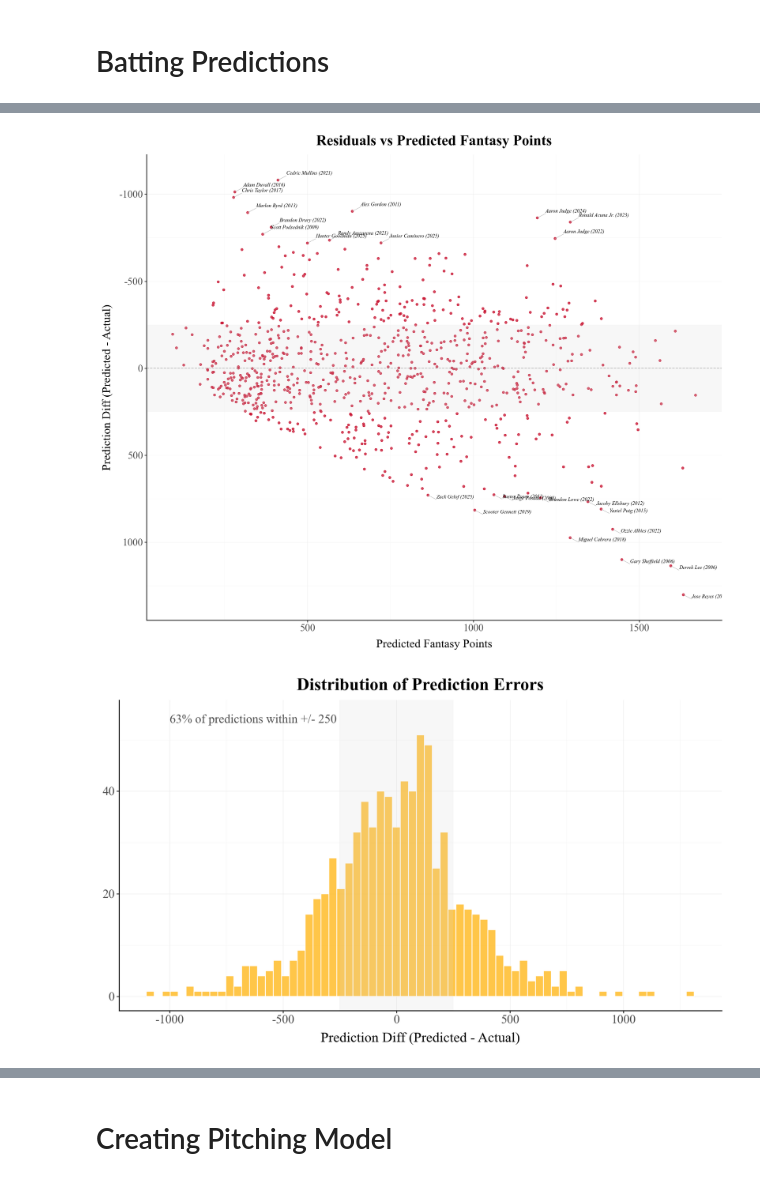
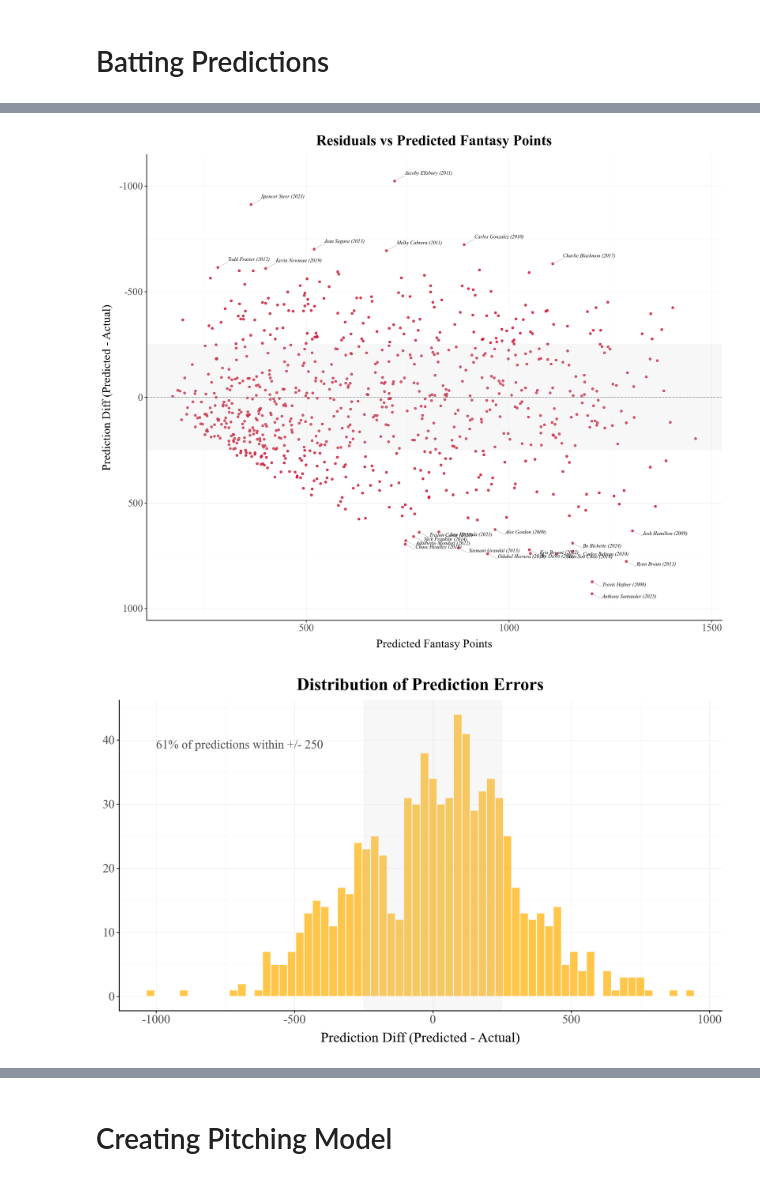
Before and after one commit to boon-man/baseball_modeling, a Jupyter notebook: run_model.ipynb, the cells around one changed output, grey strips where cells are left out. Saved outputs shown, nothing was run; the diff lists cells and outputs as text; code cells hidden in the pictures.

```diff
--- a/run_model.ipynb
+++ b/run_model.ipynb
@@ -3,15 +3,15 @@ from helper import split_name
 from read_data import pull_data, prepare_data, get_expert_projections
 from modeling import split_data_random, create_baseline, tune_xgb, create_model, generate_prediction_intervals, compile_predictions, combine_projections
 from data_viz import plot_actual_vs_pred_mlb, plot_resid_vs_pred_mlb, plot_resid_hist_mlb, plot_decile_calib
-from clean_and_cluster import assign_position_group, finalize_predictions, create_draft_pool, calculate_relative_value, determine_optimal_k, segment_players
-from config import AGG_YEARS, SCORING_RULES, batting_stat_cols, pitching_stat_cols, batting_agg_cols, pitching_agg_cols, param_space, POS_DAMPENING_MAP
+from clean_and_cluster import assign_position_group, finalize_predictions, split_batters_if_of, create_draft_pool, calculate_relative_value, determine_optimal_k, segment_players
+from config import BAT_POS_OVERRIDES, AGG_YEARS, SCORING_RULES, batting_stat_cols, pitching_stat_cols, batting_agg_cols, pitching_agg_cols, param_space, POS_DAMPENING_MAP
 from xgboost import plot_importance
 from IPython.display import display
 import matplotlib.pyplot as plt
 import pandas as pd
 from datetime import datetime
 
-FORMAT = "UD" # <- Indicator for scoring format ("UD" for Underdog, "DK" for DraftKings, etc.)
+FORMAT = "DK" # <- Indicator for scoring format ("UD" for Underdog, "DK" for DraftKings, etc.)
 START_YEAR = 2005 # <- Beginning season for data pull
 END_YEAR = 2025 # <- Ending season for data pull, final model will predict following season
 MODEL_WEIGHT = 0.67
@@ -22,7 +22,7 @@ BONUS_PLAYER_POOL_MULT = 1.15
 PITCHER_SPLIT = 0.34
 BATTER_SPLIT_IF = 0.33
 BATTER_SPLIT_OF = 0.33
-SEED = 61255418
+SEED = 3200077
 
 # URL of the FantasyPros projections page
 batting_url = "https://www.fantasypros.com/mlb/projections/hitters.php"
@@ -107,8 +107,8 @@ best_params, best_iter = tune_xgb(
     y_train=y_train,
     y_val=y_val,
     space=param_space,
-    model_objective="reg:absoluteerror",
-    metric="mae",
+    model_objective="reg:squarederror",
+    metric="rmse",
     evals=50,
     random_state=SEED,
     id_cols=["IDfg"],
@@ -120,8 +120,8 @@ batting_intervals = generate_prediction_intervals(
     y_train=y_train,
     X_pred=batting_pred.drop(columns=['fantasy_points_future']),
     base_params=best_params,
-    model_objective="reg:absoluteerror",
-    metric="mae",
+    model_objective="reg:squarederror",
+    metric="rmse",
     n_bootstrap=40,
     random_state=SEED,
     id_cols=['IDfg', 'Name'],
@@ -139,8 +143,8 @@ batting_model, y_pred = create_model(
     y_test=y_test,
     final_params=best_params,
     n_estimators=best_iter,
-    model_objective="reg:absoluteerror",
-    metric="mae",
+    model_objective="reg:squarederror",
+    metric="rmse",
     random_state=SEED,
     id_cols=["IDfg"],
 )
@@ -188,18 +192,18 @@ p2 = plot_resid_vs_pred_mlb(
 )
 p2.show()
 # %% [output]
-[figure, old version]
+[figure, new version]
 # %%
 p3 = plot_resid_hist_mlb(
     batting_results,
     band=250,
-    binwidth=35,
+    binwidth=30,
     x_annotate=-1000,    # custom annotation position
-    y_annotate=55,      # custom annotation position
+    y_annotate=40,      # custom annotation position
 )
 p3.show()
 # %% [output]
-[figure, old version]
+[figure, new version]
 # %%
 p4 = plot_decile_calib(batting_results)
 p4.show()
```
Also changed, not shown: parts of 23 cells of this notebook, 3 other files.
